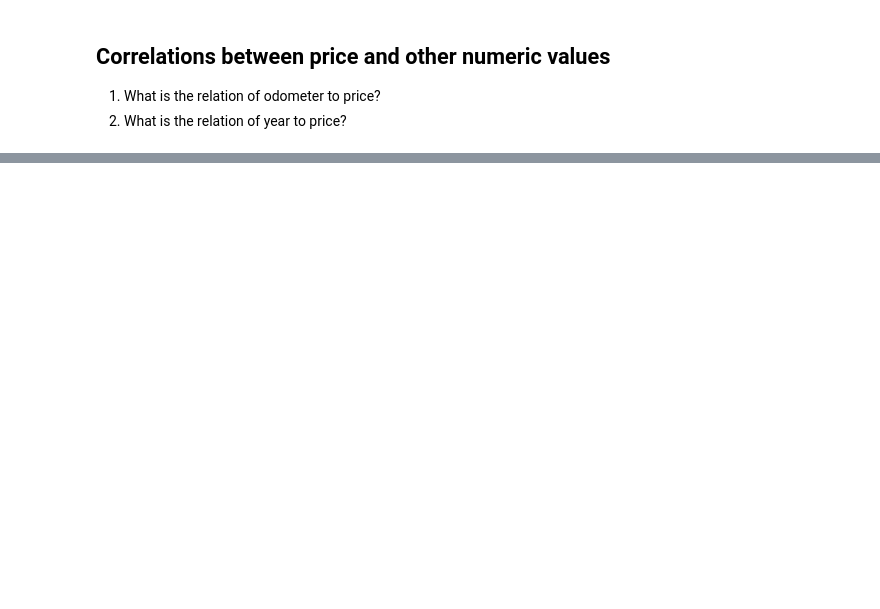
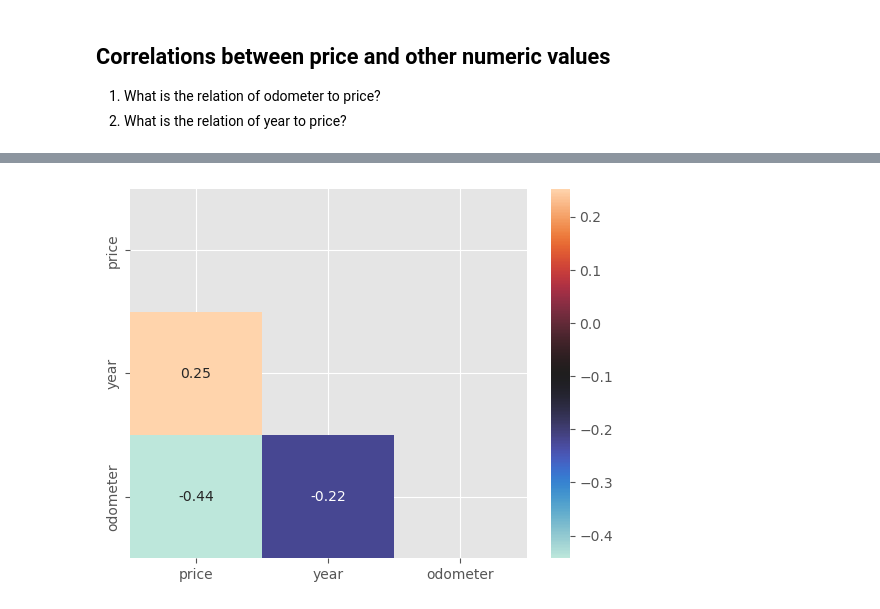
Before and after one commit to Nickimani/craigslist_used_vehicles_TSA, a Jupyter notebook: Code.ipynb, the cells around one changed output, grey strips where cells are left out. Drawn from its saved outputs; the diff is of its cells as text; code cells hidden in the pictures; blank space fills up the shorter version.

```diff
--- a/Code.ipynb
+++ b/Code.ipynb
@@ -742,0 +796,9 @@ It seems that lamborghini car manufacturers were not properly labelled in the or
+# %%
+# Calculating the correlations
+numerical_corr = df.corr(numeric_only=True)
+
+# plotting a headmap for visualization
+sns.heatmap(data=numerical_corr, mask=np.triu(np.ones_like(numerical_corr)), cmap='icefire', annot=True)
+plt.show()
+# %% [output]
+[figure, added]
```
Also changed, not shown: parts of 17 cells of this notebook.
